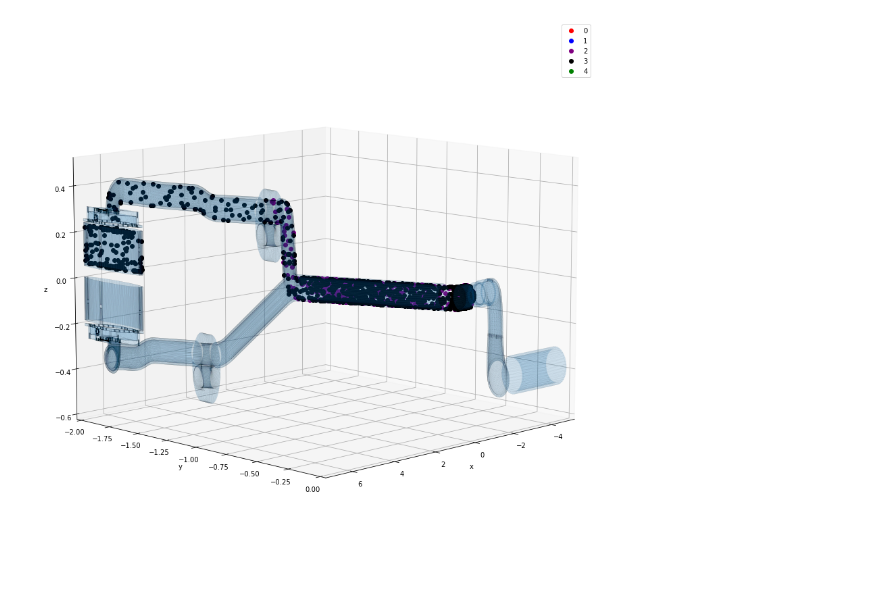
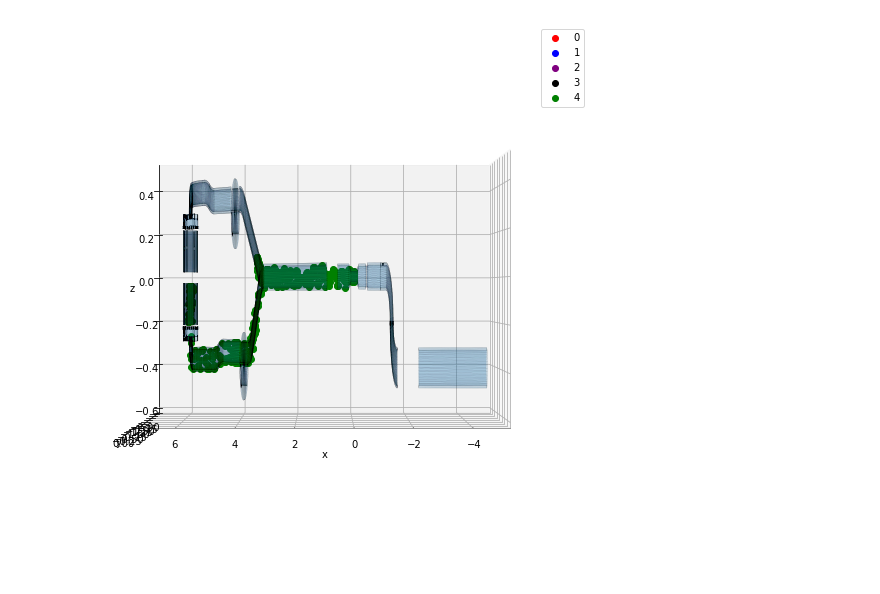
Before and after one commit to eklem1/MesonMagMapping, a Jupyter notebook: PENTrackAnalysis/TestParticles.ipynb, the cells around one changed output. Saved outputs shown, nothing was run; the diff lists cells and outputs as text; code cells hidden in the pictures.

```diff
--- a/PENTrackAnalysis/TestParticles.ipynb
+++ b/PENTrackAnalysis/TestParticles.ipynb
@@ -15,5 +18,7 @@ import ParticlePlottingFunctions as ppf
 # %%
-file1 = "runs/5UCN_SCMstart.root"
+# file1 = "runs/5UCN_Ostart_noMag.root" #no fields, 200e-9 energy
+file1 = "runs/5UCN_Ostart_MagMap.root" #mapped field, 10e-9
+
 
 #get our two different data folders already for ease
 config = up.open(file1+":config")
@@ -26,5 +48,5 @@ Ntrack = up.open(file1+":neutrontrack")
 # %%
-# %matplotlib inline
+%matplotlib inline
 #lets you move the graph around within jupyter lab
 # %matplotlib widget
 
@@ -38,10 +60,9 @@ x = particleTrack_one['x'].astype(float)
 y = particleTrack_one['y'].astype(float)
 z = particleTrack_one['z'].astype(float)
 times = particleTrack_one['t'].astype(float)
-k = np.ones(len(x))*particle_num
 
 figVals = ppf.plot3D(x, y, z, label="0", startPlot=True, ls="",
-                              endPlot=False, size=(15,15), c='red')
+                              endPlot=False, size=(10,10), c='red')
 fig, axis = figVals
 
 colors = ['blue', 'purple', 'black', 'green', 'orange']
@@ -51,33 +72,37 @@ for particle_num in range(1, numParticles):
     particleTrack_one = Ntrack.arrays(['particle', 'polarisation', 't', 'x', 'y', 'z', 'vx', 'vy', 'vz',
                         'H', 'E', 'Bx', 'dBxdx', 'dBxdy', 'dBxdz', 'By', 'dBydx', 'dBydy',
                                        'dBydz', 'Bz', 'dBzdx', 'dBzdy', 'dBzdz'], f"(particle=={particle_num}) & (x > 0)", library="np")
 
     x = particleTrack_one['x'].astype(float)
     y = particleTrack_one['y'].astype(float)
     z = particleTrack_one['z'].astype(float)
     times = particleTrack_one['t'].astype(float)
 
     figVals = ppf.plot3D(x, y, z, label=f"{particle_num}", startPlot=False, ls="",
                                   endPlot=False, size=(15,15), figVals=[fig, axis], c=colors[particle_num-1])
     fig, axis = figVals
 
-axis.view_init(elev=10., azim=45)
-# axis.view_init(elev=0., azim=90)
+# axis.view_init(elev=10., azim=45)
+axis.view_init(elev=0., azim=90)
 
 #loads all the file I have in this folder as STLs
 STLpath = 'STLsToGraph'
 stl_array = os.listdir(STLpath)
 
 for STLfile in stl_array:
     ppf.graphSTL(STLpath+'/'+STLfile, axis)
 
 #removes repeated legends
 handles, labels = plt.gca().get_legend_handles_labels()
 by_label = dict(zip(labels, handles))
 axis.legend(by_label.values(), by_label.keys())
 
+# axis.set_xlim(-0.5, 1)
+# axis.set_ylim(-0.2, 0.2)
+# axis.set_zlim(-0.4, 0.4)
+
 # cb.ax.tick_params(labelsize=20)
 # plt.tight_layout()
 plt.show()
 # %% [output]
-[figure, old version]
+[figure, new version]
```
Also changed, not shown: parts of 6 cells of this notebook, 3 other files.
